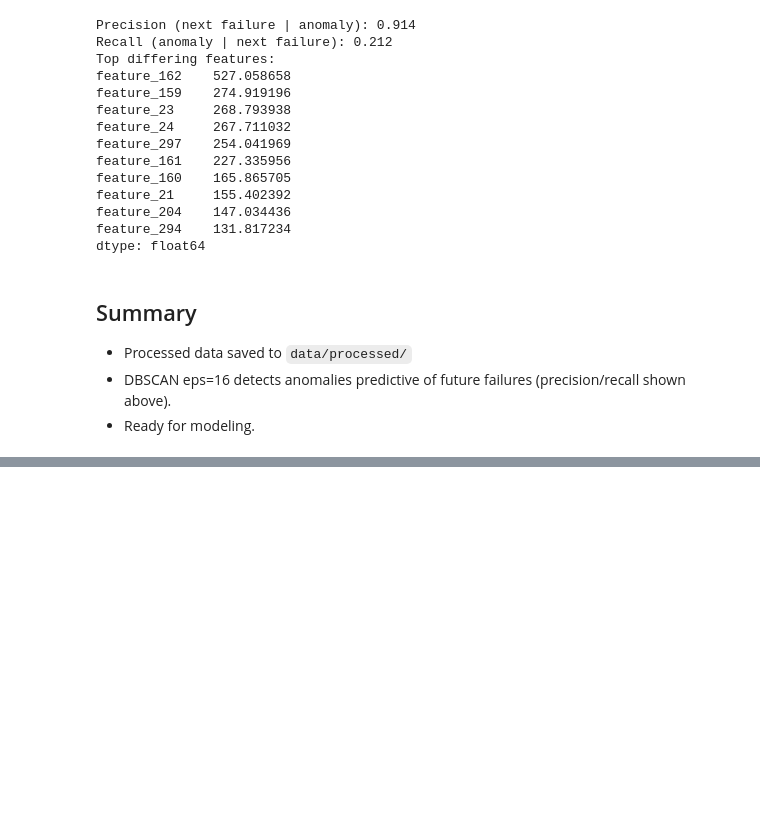
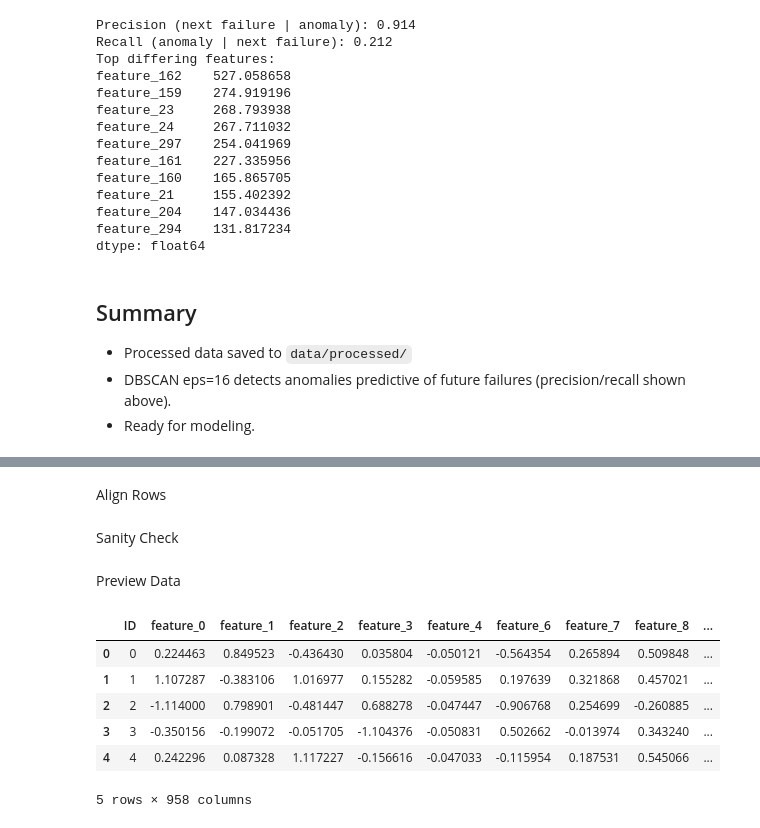
Before and after one commit to KarthikAshtekar/MIOM_Project, a Jupyter notebook: notebooks/MIOM_standardized.ipynb, the cells around one changed output, grey strips where cells are left out. Cells and saved outputs as stored; diff of their text form; code cells hidden in the pictures; blank space fills up the shorter version.

```diff
--- a/notebooks/MIOM_standardized.ipynb
+++ b/notebooks/MIOM_standardized.ipynb
@@ -360,0 +398,2 @@ dtype: float64
+# %% [markdown]
+Align Rows
@@ -360,0 +405,2 @@ dtype: float64
+# %% [markdown]
+Sanity Check
@@ -360,0 +409,12 @@ dtype: float64
+# %% [markdown]
+Preview Data
+# %%
+sensor_df.head()
+# %% [output]
+|  | ID | feature_0 | feature_1 | feature_2 | feature_3 | feature_4 | feature_6 | feature_7 | feature_8 | ... |
+| 0 | 0 | 0.224463 | 0.849523 | -0.436430 | 0.035804 | -0.050121 | -0.564354 | 0.265894 | 0.509848 | ... |
+| 1 | 1 | 1.107287 | -0.383106 | 1.016977 | 0.155282 | -0.059585 | 0.197639 | 0.321868 | 0.457021 | ... |
+| 2 | 2 | -1.114000 | 0.798901 | -0.481447 | 0.688278 | -0.047447 | -0.906768 | 0.254699 | -0.260885 | ... |
+| 3 | 3 | -0.350156 | -0.199072 | -0.051705 | -1.104376 | -0.050831 | 0.502662 | -0.013974 | 0.343240 | ... |
+| 4 | 4 | 0.242296 | 0.087328 | 1.117227 | -0.156616 | -0.047033 | -0.115954 | 0.187531 | 0.545066 | ... |
+5 rows × 958 columns
```
Also changed, not shown: parts of 82 cells of this notebook.
